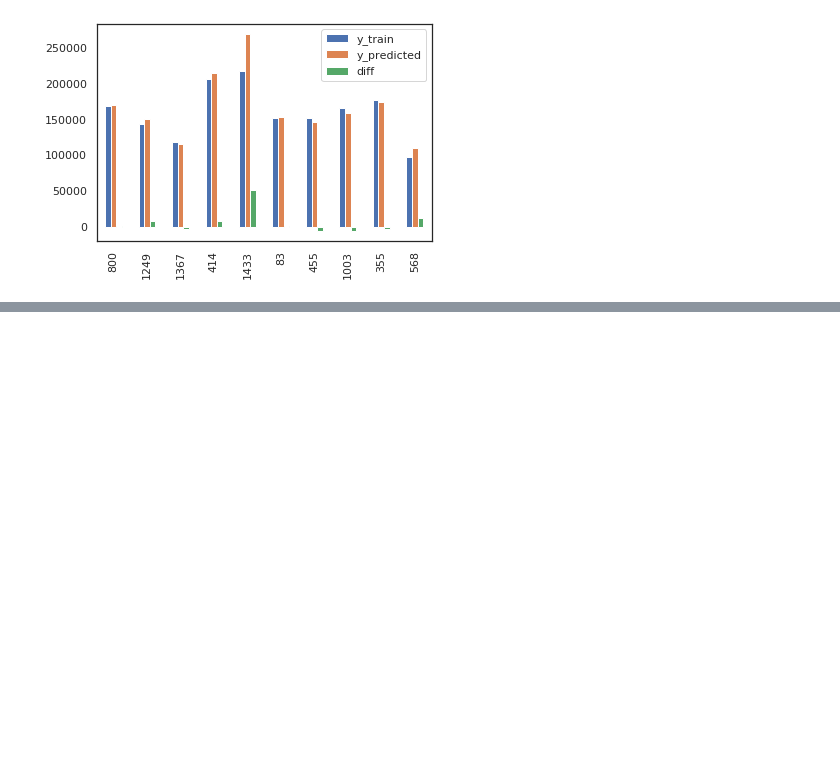
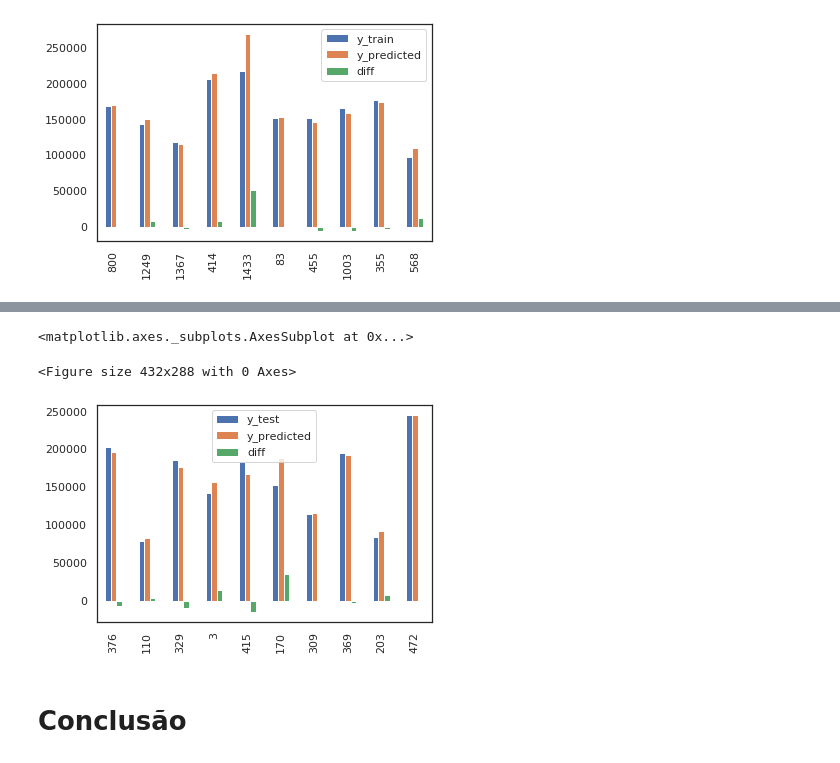
Before and after one commit to acresende/house-price-prediction, a Jupyter notebook: research/house-price-prediction.ipynb, the cells around one changed output, grey strips where cells are left out. Cells and saved outputs as stored; diff of their text form; code cells hidden in the pictures; blank space fills up the shorter version.

```diff
--- a/research/house-price-prediction.ipynb
+++ b/research/house-price-prediction.ipynb
@@ -511,9 +502,6 @@ min        10.460271
 75%        12.206955
 max        13.345509
 Name: SalePrice, dtype: float64
-# %%
-mi = df_houses["SalePrice"].value_counts().min()
-df_filtered = df_houses.sample(frac=1).groupby("SalePrice").head(mi)
 # %%
 df_filtered.shape[0]
 # %% [output]
@@ -826,0 +809,7 @@ compare_df.sample(10).plot(kind='bar', legend=True)
+# %%
+compare_df2 = pd.DataFrame(test_y, columns=['y_test'])
+compare_df2['y_predicted'] = blended_predictions(test_X)
+compare_df2['y_test'] = compare_df2['y_test'].apply(np.expm1)
+compare_df2['y_predicted'] = compare_df2['y_predicted'].apply(np.expm1)
+compare_df2['diff'] = compare_df2.apply(lambda x: x['y_predicted'] - x['y_test'], axis=1)
+compare_df2
@@ -826,0 +830,9 @@ compare_df.sample(10).plot(kind='bar', legend=True)
+# %%
+fig = plt.figure()
+compare_df2.sample(10).plot(kind='bar', legend=True)
+# %% [output]
+<matplotlib.axes._subplots.AxesSubplot at 0x...>
+<Figure size 432x288 with 0 Axes>
+[figure, added]
+# %% [markdown]
+# Conclusão
```
Also changed, not shown: parts of 20 cells of this notebook.
